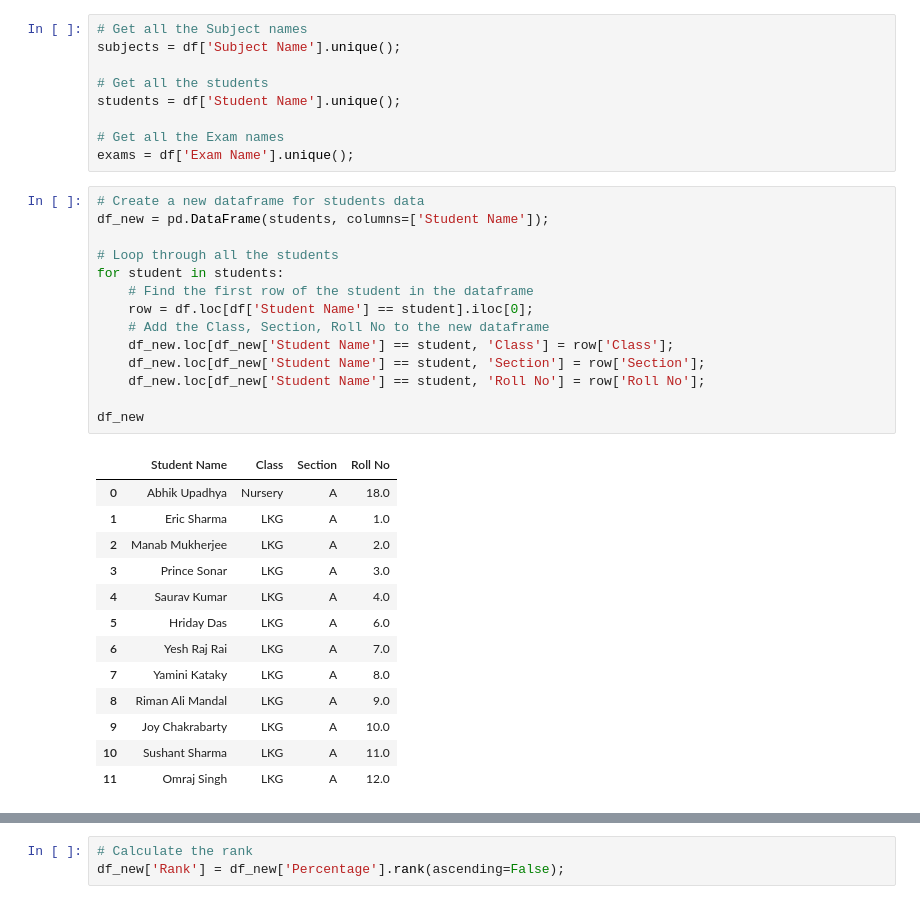
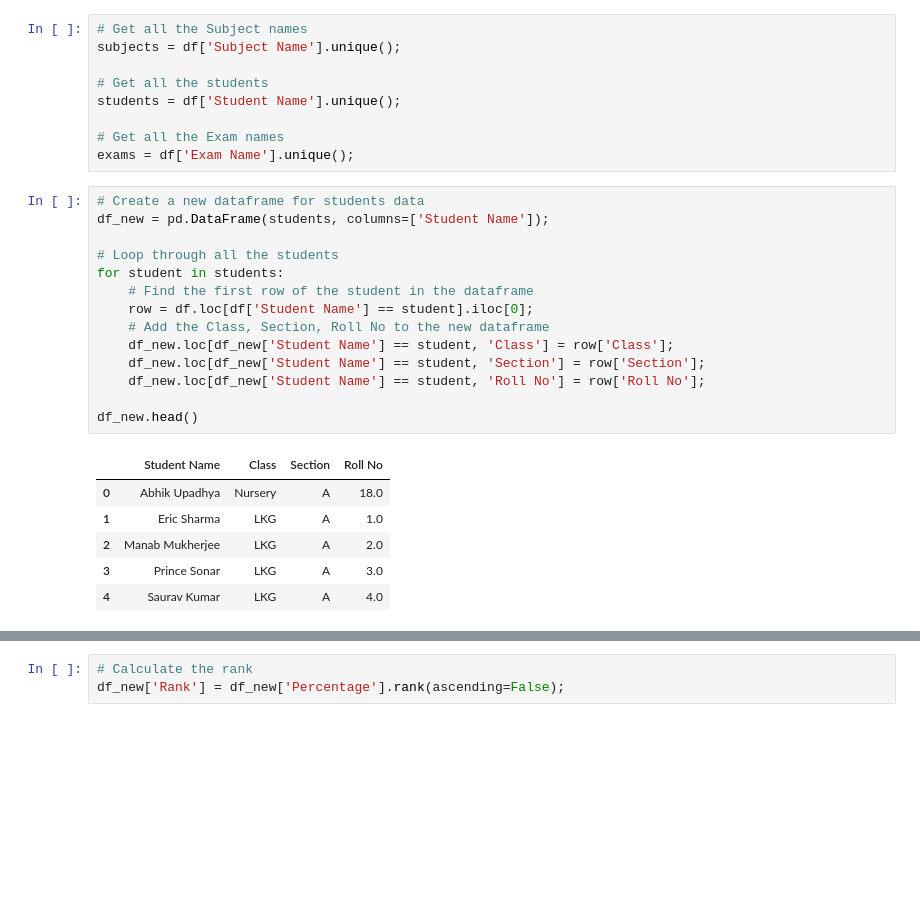
Before and after one commit to tek2991/Results, a Jupyter notebook: LKG/process.ipynb, the cells around one changed output, grey strips where cells are left out. Drawn from its saved outputs; the diff is of its cells as text; blank space fills up the shorter version.

```diff
--- a/LKG/process.ipynb
+++ b/LKG/process.ipynb
@@ -34,31 +34,24 @@ exams = df['Exam Name'].unique();
 # %%
 # Create a new dataframe for students data
 df_new = pd.DataFrame(students, columns=['Student Name']);
 
 # Loop through all the students
 for student in students:
     # Find the first row of the student in the dataframe
     row = df.loc[df['Student Name'] == student].iloc[0];
     # Add the Class, Section, Roll No to the new dataframe
     df_new.loc[df_new['Student Name'] == student, 'Class'] = row['Class'];
     df_new.loc[df_new['Student Name'] == student, 'Section'] = row['Section'];
     df_new.loc[df_new['Student Name'] == student, 'Roll No'] = row['Roll No'];
 
-df_new
+df_new.head()
 # %% [output]
 |  | Student Name | Class | Section | Roll No |
 | 0 | Abhik Upadhya | Nursery | A | 18.0 |
 | 1 | Eric Sharma | LKG | A | 1.0 |
 | 2 | Manab Mukherjee | LKG | A | 2.0 |
 | 3 | Prince Sonar | LKG | A | 3.0 |
 | 4 | Saurav Kumar | LKG | A | 4.0 |
-| 5 | Hriday Das | LKG | A | 6.0 |
-| 6 | Yesh Raj Rai | LKG | A | 7.0 |
-| 7 | Yamini Kataky | LKG | A | 8.0 |
-| 8 | Riman Ali Mandal | LKG | A | 9.0 |
-| 9 | Joy Chakrabarty | LKG | A | 10.0 |
-| 10 | Sushant Sharma | LKG | A | 11.0 |
-| 11 | Omraj Singh | LKG | A | 12.0 |
 # %%
 # Add columns for each exam and subject
 for exam in exams:
```
Also changed, not shown: parts of 10 cells of this notebook, 7 other files.
